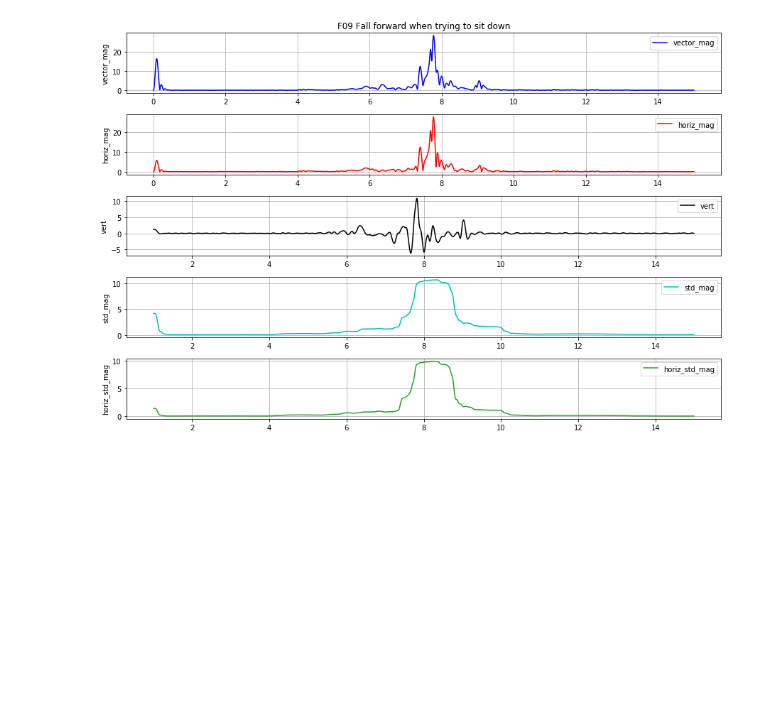
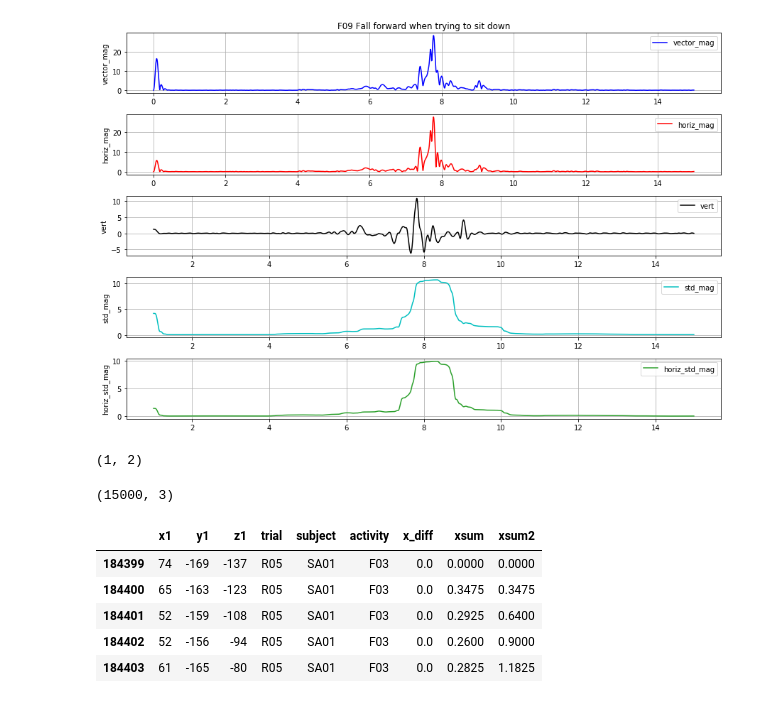
Before and after one commit to WJMatthew/SisFallAnalysis, a Jupyter notebook: sisfall_july19.ipynb, the cells around one changed output. Cells and saved outputs as stored; diff of their text form; code cells hidden in the pictures; blank space fills up the shorter version.

```diff
--- a/sisfall_july19.ipynb
+++ b/sisfall_july19.ipynb
@@ -16,21 +16,6 @@ warnings.filterwarnings('ignore')
 data = pd.read_csv('/Users/mattjohnson/Desktop/Python 2018/Untitled Folder/SubjectDataFrames/acm_SA01.csv')
 data = data.drop('Unnamed: 0', axis=1)
 df = data[ ['x1', 'y1', 'z1', 'activity', 'subject', 'trial']]
-# %%
-dailies = ['D01','D02','D03','D04','D05','D06','D07','D08','D09','Da10','D11','D12','D13','D14','D15',
- 'D16','D17','D18','D19']
-falls = ['F01','F02','F03','F04','F05','F06','F07','F08','F09','F10','F11','F12','F13','F14','F15']
-df_list = []
-
-for f in falls:
-    tempdf = df[ df['activity'] == f ][['x1', 'y1', 'z1', 'trial', 'subject', 'activity']]
-    fall_list.append(f + '-' + tempdf.iloc[0]['subject'])
-    df_list.append(tempdf)
-    adl_df_list = []
-
-for d in dailies:
-    tempdf = df[ df['activity'] == d ][['x1', 'y1', 'z1', 'trial', 'subject', 'activity']]
-    adl_df_list.append(tempdf)
 # %% [markdown]
 Titles for plotting:
 # %%
@@ -343,3 +316,43 @@ plot_feats(2, 'f')
 plot_feats(8, 'f')
 # %% [output]
 [figure]
+# %%
+my_df = df_list[2].copy()
+my_df.head()
+
+x_int = pd.Series(np.trapz(my_df['x1'], dx=(1/200)))
+y_int = pd.Series(np.trapz(my_df['y1'], dx=(1/200)))
+
+#integrals = pd.DataFrame(integrals, columns=['x1', 'y1', 'z1'])
+integrals = pd.concat([x_int, y_int], axis=1)
+integrals.shape
+# %% [output]
+(1, 2)
+# %%
+#y_df['x1'].apply(lambda g: integrate.trapz(g.x1, dx=0.001))
+my_df[['x1','y1','z1']].shape
+# %% [output]
+(15000, 3)
+# %%
+
+my_df = df_list[2].copy()
+my_df.head()
+
+x_int = np.Series(np.trapz(my_df['x1'], dx=(1/200)))
+y_int = np.Series(np.trapz(my_df['y1'], dx=(1/200)))
+
+#integrals = pd.DataFrame(integrals, columns=['x1', 'y1', 'z1'])
+#integrals = pd.concat([x_int, y_int], axis=1)
+# %%
+my_df['xsum'] = (my_df['x1'].rolling(2).sum()/2)*(1/200)
+my_df['xsum'] = my_df['xsum'].fillna(0)
+my_df['xsum2'] = pd.expanding_sum(my_df['xsum'])
+
+my_df.head()
+# %% [output]
+|  | x1 | y1 | z1 | trial | subject | activity | x_diff | xsum | xsum2 |
+| 184399 | 74 | -169 | -137 | R05 | SA01 | F03 | 0.0 | 0.0000 | 0.0000 |
+| 184400 | 65 | -163 | -123 | R05 | SA01 | F03 | 0.0 | 0.3475 | 0.3475 |
+| 184401 | 52 | -159 | -108 | R05 | SA01 | F03 | 0.0 | 0.2925 | 0.6400 |
+| 184402 | 52 | -156 | -94 | R05 | SA01 | F03 | 0.0 | 0.2600 | 0.9000 |
+| 184403 | 61 | -165 | -80 | R05 | SA01 | F03 | 0.0 | 0.2825 | 1.1825 |
```
Also changed, not shown: parts of 7 cells of this notebook.
